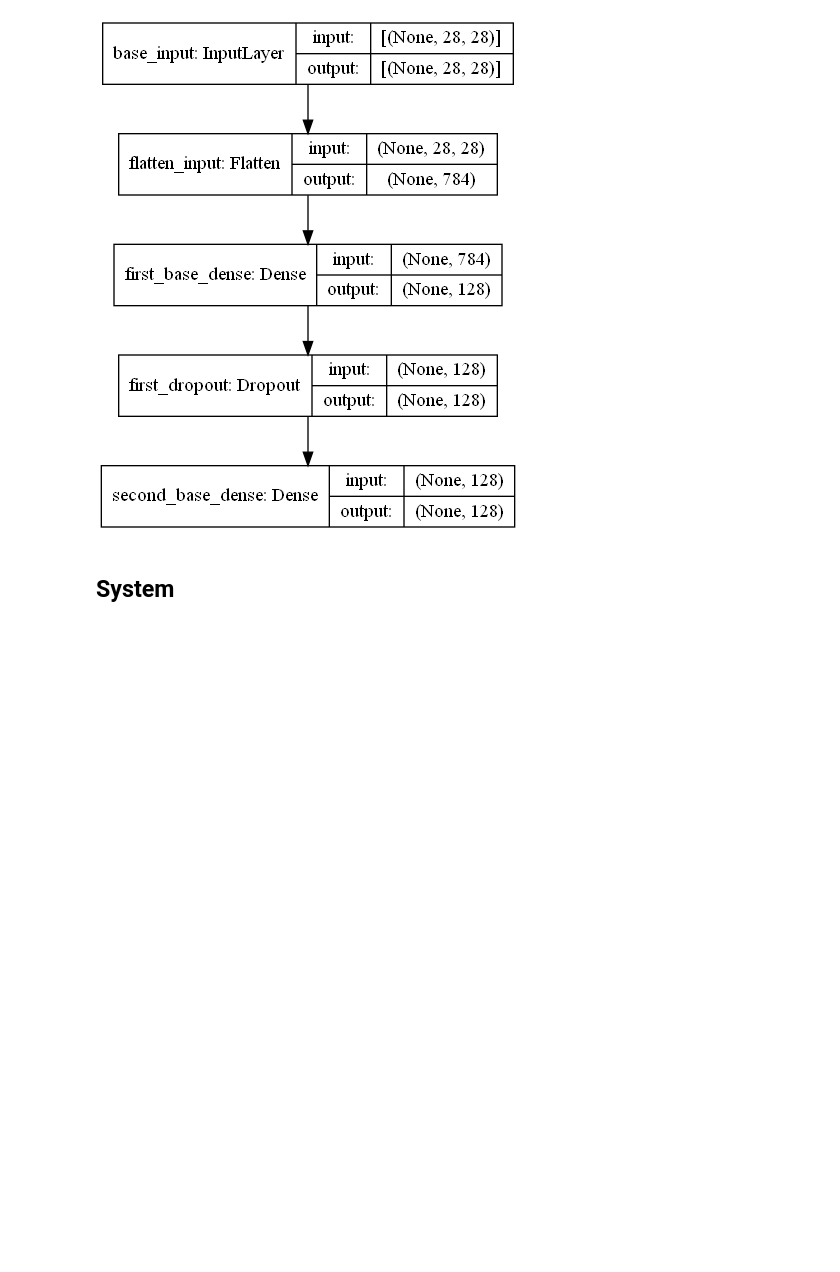
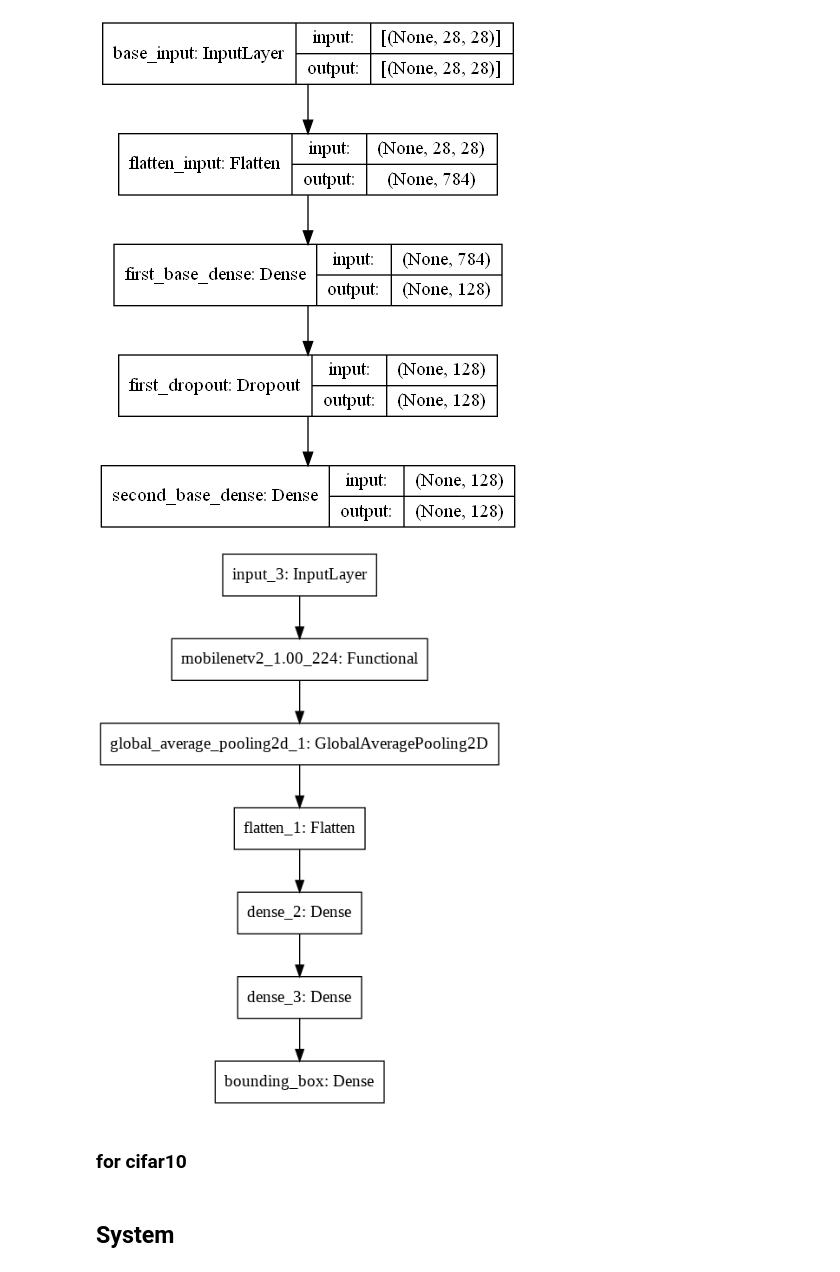
Before and after one commit to chen-xin-94/python_notebooks, a Jupyter notebook: Notes_TF.ipynb, the cells around one changed output. Saved outputs shown, nothing was run; the diff lists cells and outputs as text; code cells hidden in the pictures; blank space fills up the shorter version.

```diff
--- a/Notes_TF.ipynb
+++ b/Notes_TF.ipynb
@@ -339,3 +428,10 @@ plot_model(
 )
 # %% [output]
 [figure]
+# %%
+#
+tf.keras.utils.plot_model(model)
+# %% [output]
+[figure, added]
+# %% [markdown]
+### for cifar10
```
Also changed, not shown: parts of 12 cells of this notebook, 3 other files.
